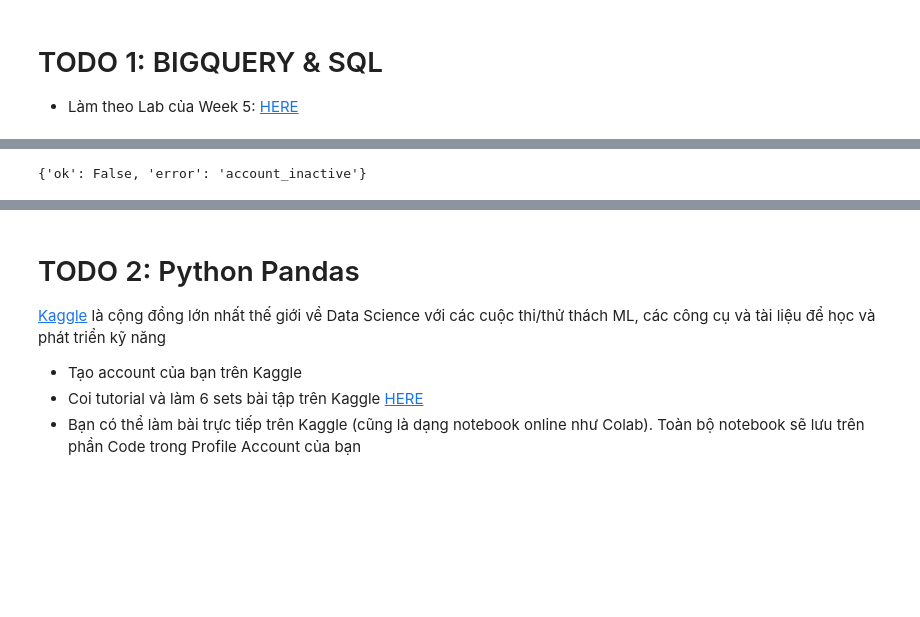
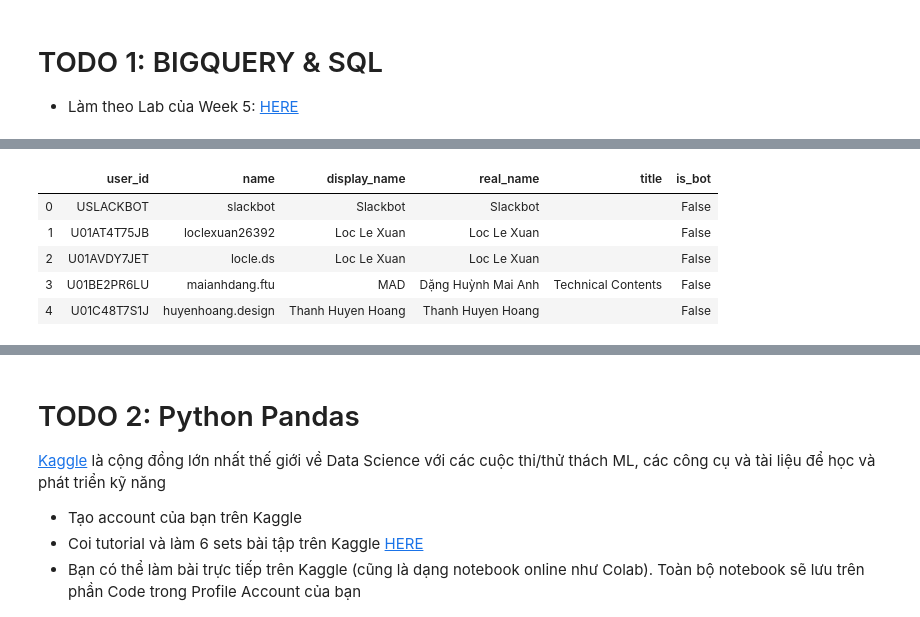
Before and after one commit to annaho124/atom-assignments, a Jupyter notebook: assignment_5/home_assignment_5.ipynb, the cells around one changed output, grey strips where cells are left out. Saved outputs shown, nothing was run; the diff lists cells and outputs as text; code cells hidden in the pictures; blank space fills up the shorter version.

```diff
--- a/assignment_5/home_assignment_5.ipynb
+++ b/assignment_5/home_assignment_5.ipynb
@@ -46,4 +46,21 @@ KeyError: 'members'
-# %%
-response_json
-# %% [output]
-{'ok': False, 'error': 'account_inactive'}
+# %%
+#Tạo các dataframe chứa thông tin cần thiết
+#Dataframe user_df
+user_dict = {'user_id': [], 'name': [], 'display_name': [], 'real_name': [], 'title': [], 'is_bot': []}
+for i in range(len(user_data)):
+  user_dict['user_id'].append(user_data[i]['id'])
+  user_dict['name'].append(user_data[i]['name'])
+  user_dict['display_name'].append(user_data[i]['profile']['display_name'])
+  user_dict['real_name'].append(user_data[i]['profile']['real_name_normalized'])
+  user_dict['title'].append(user_data[i]['profile']['title'])
+  user_dict['is_bot'].append(user_data[i]['is_bot'])
+
+user_df = pd.DataFrame(user_dict)
+user_df.head()
+# %% [output]
+|  | user_id | name | display_name | real_name | title | is_bot |
+| 0 | USLACKBOT | slackbot | Slackbot | Slackbot |  | False |
+| 1 | U01AT4T75JB | loclexuan26392 | Loc Le Xuan | Loc Le Xuan |  | False |
+| 2 | U01AVDY7JET | locle.ds | Loc Le Xuan | Loc Le Xuan |  | False |
+| 3 | U01BE2PR6LU | maianhdang.ftu | MAD | Dặng Huỳnh Mai Anh | Technical Contents | False |
+| 4 | U01C48T7S1J | huyenhoang.design | Thanh Huyen Hoang | Thanh Huyen Hoang |  | False |
```
Also changed, not shown: parts of 7 cells of this notebook, 1 other file.
